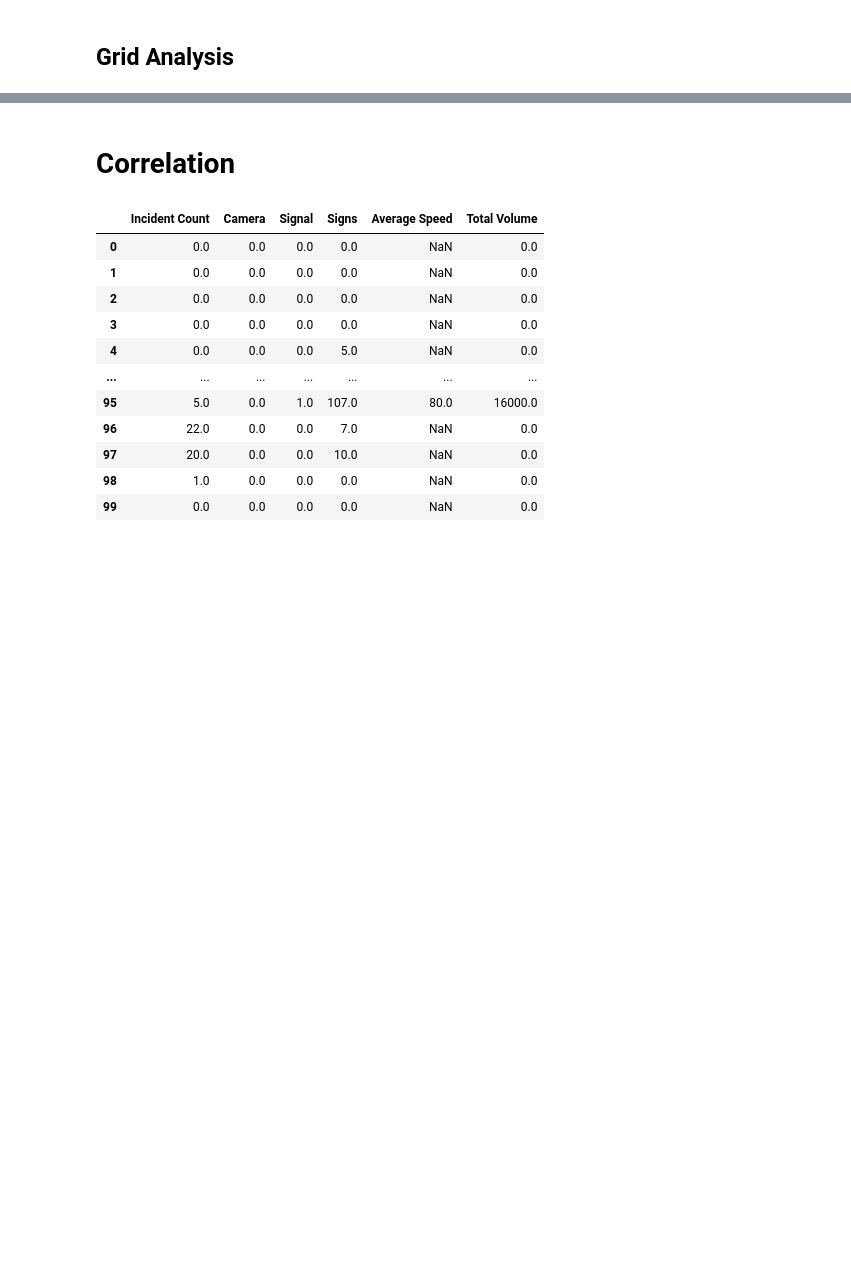
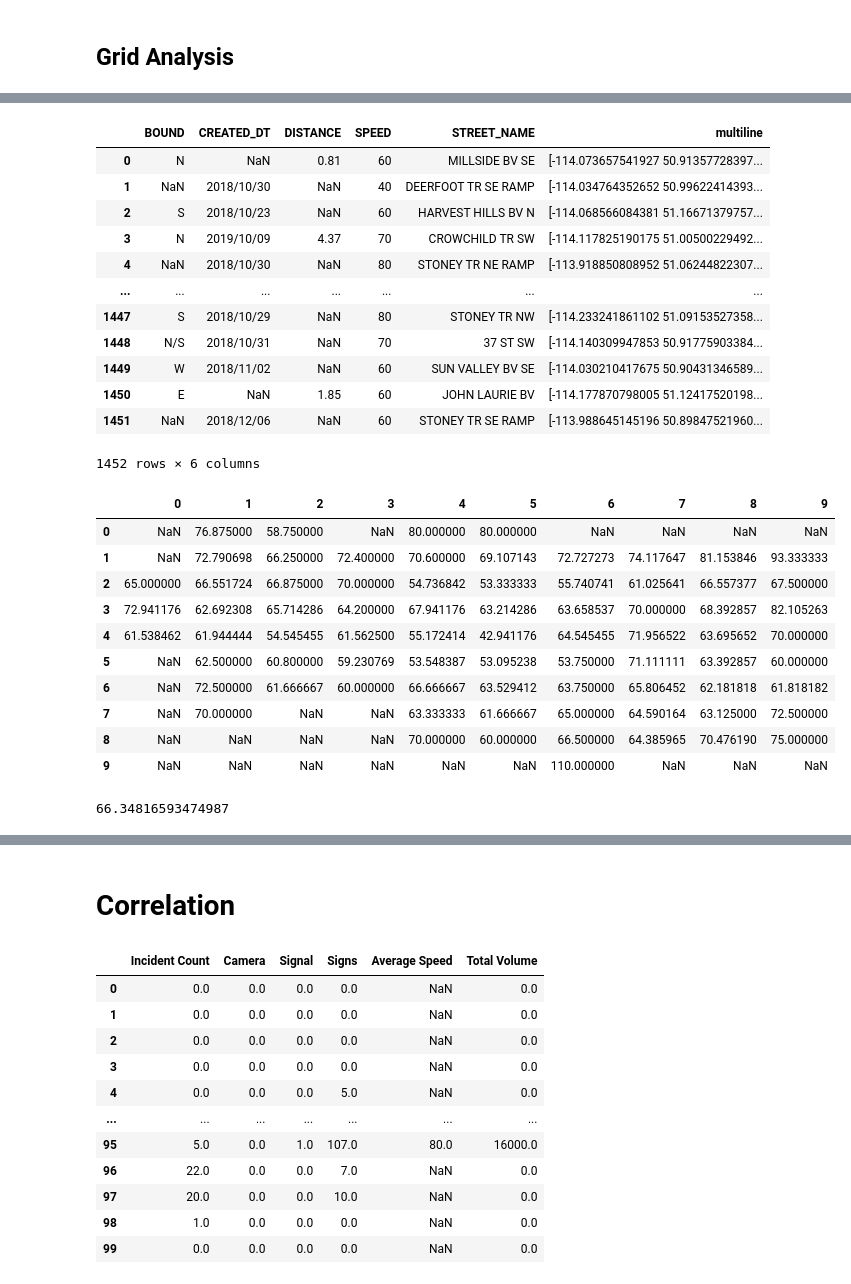
Before and after one commit to Karenzhang7717/ENSF592_YYC_Project, a Jupyter notebook: Phase II/Traffic incidents.ipynb, the cells around one changed output, grey strips where cells are left out. Saved outputs shown, nothing was run; the diff lists cells and outputs as text; code cells hidden in the pictures; blank space fills up the shorter version.

```diff
--- a/Phase II/Traffic incidents.ipynb
+++ b/Phase II/Traffic incidents.ipynb
@@ -49,0 +65,34 @@ incidents_grid=ga.populate_grid(incidents)
+# %%
+speed = pd.read_csv("Data/Speed_Limits.csv")
+speed["multiline"]=speed["multiline"].apply(lambda x: str(x).replace("MULTILINESTRING ((","")).replace("))","")
+speed["multiline"]=speed["multiline"].apply(lambda x: str(x).replace("(","").replace(")",""))
+speed_grid = ga.populate_grid_ms(speed,"SPEED")
+
+speed_grid_df = pd.DataFrame(speed_grid, columns=range(10), index=range(10))
+display(speed, speed_grid_df, np.nanmean(speed_grid))
+# %% [output]
+|  | BOUND | CREATED_DT | DISTANCE | SPEED | STREET_NAME | multiline |
+| 0 | N | NaN | 0.81 | 60 | MILLSIDE BV SE | [-114.073657541927 50.91357728397... |
+| 1 | NaN | 2018/10/30 | NaN | 40 | DEERFOOT TR SE RAMP | [-114.034764352652 50.99622414393... |
+| 2 | S | 2018/10/23 | NaN | 60 | HARVEST HILLS BV N | [-114.068566084381 51.16671379757... |
+| 3 | N | 2019/10/09 | 4.37 | 70 | CROWCHILD TR SW | [-114.117825190175 51.00500229492... |
+| 4 | NaN | 2018/10/30 | NaN | 80 | STONEY TR NE RAMP | [-113.918850808952 51.06244822307... |
+| ... | ... | ... | ... | ... | ... | ... |
+| 1447 | S | 2018/10/29 | NaN | 80 | STONEY TR NW | [-114.233241861102 51.09153527358... |
+| 1448 | N/S | 2018/10/31 | NaN | 70 | 37 ST SW | [-114.140309947853 50.91775903384... |
+| 1449 | W | 2018/11/02 | NaN | 60 | SUN VALLEY BV SE | [-114.030210417675 50.90431346589... |
+| 1450 | E | NaN | 1.85 | 60 | JOHN LAURIE BV | [-114.177870798005 51.12417520198... |
+| 1451 | NaN | 2018/12/06 | NaN | 60 | STONEY TR SE RAMP | [-113.988645145196 50.89847521960... |
+1452 rows × 6 columns
+|  | 0 | 1 | 2 | 3 | 4 | 5 | 6 | 7 | 8 | 9 |
+| 0 | NaN | 76.875000 | 58.750000 | NaN | 80.000000 | 80.000000 | NaN | NaN | NaN | NaN |
+| 1 | NaN | 72.790698 | 66.250000 | 72.400000 | 70.600000 | 69.107143 | 72.727273 | 74.117647 | 81.153846 | 93.333333 |
+| 2 | 65.000000 | 66.551724 | 66.875000 | 70.000000 | 54.736842 | 53.333333 | 55.740741 | 61.025641 | 66.557377 | 67.500000 |
+| 3 | 72.941176 | 62.692308 | 65.714286 | 64.200000 | 67.941176 | 63.214286 | 63.658537 | 70.000000 | 68.392857 | 82.105263 |
+| 4 | 61.538462 | 61.944444 | 54.545455 | 61.562500 | 55.172414 | 42.941176 | 64.545455 | 71.956522 | 63.695652 | 70.000000 |
+| 5 | NaN | 62.500000 | 60.800000 | 59.230769 | 53.548387 | 53.095238 | 53.750000 | 71.111111 | 63.392857 | 60.000000 |
+| 6 | NaN | 72.500000 | 61.666667 | 60.000000 | 66.666667 | 63.529412 | 63.750000 | 65.806452 | 62.181818 | 61.818182 |
+| 7 | NaN | 70.000000 | NaN | NaN | 63.333333 | 61.666667 | 65.000000 | 64.590164 | 63.125000 | 72.500000 |
+| 8 | NaN | NaN | NaN | NaN | 70.000000 | 60.000000 | 66.500000 | 64.385965 | 70.476190 | 75.000000 |
+| 9 | NaN | NaN | NaN | NaN | NaN | NaN | 110.000000 | NaN | NaN | NaN |
+66.34816593474987
```
Also changed, not shown: parts of 10 cells of this notebook, 1 other file.
